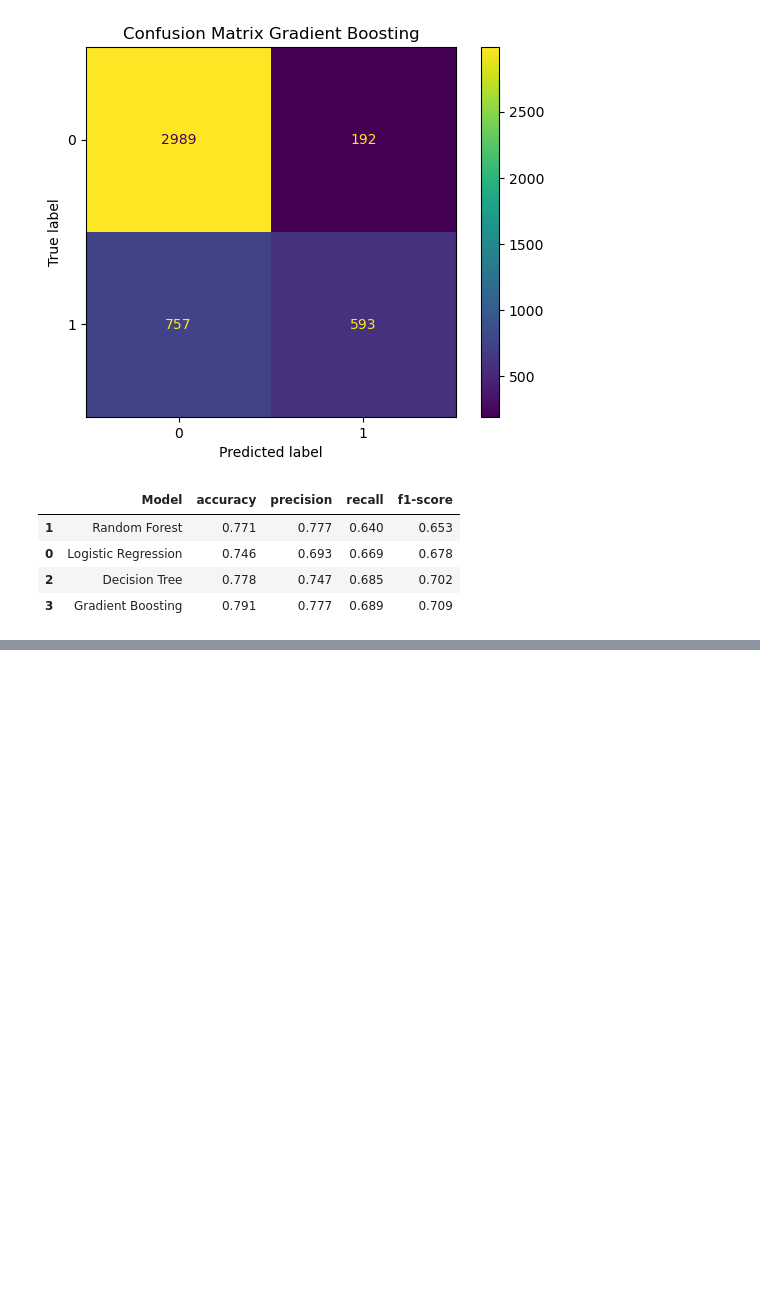
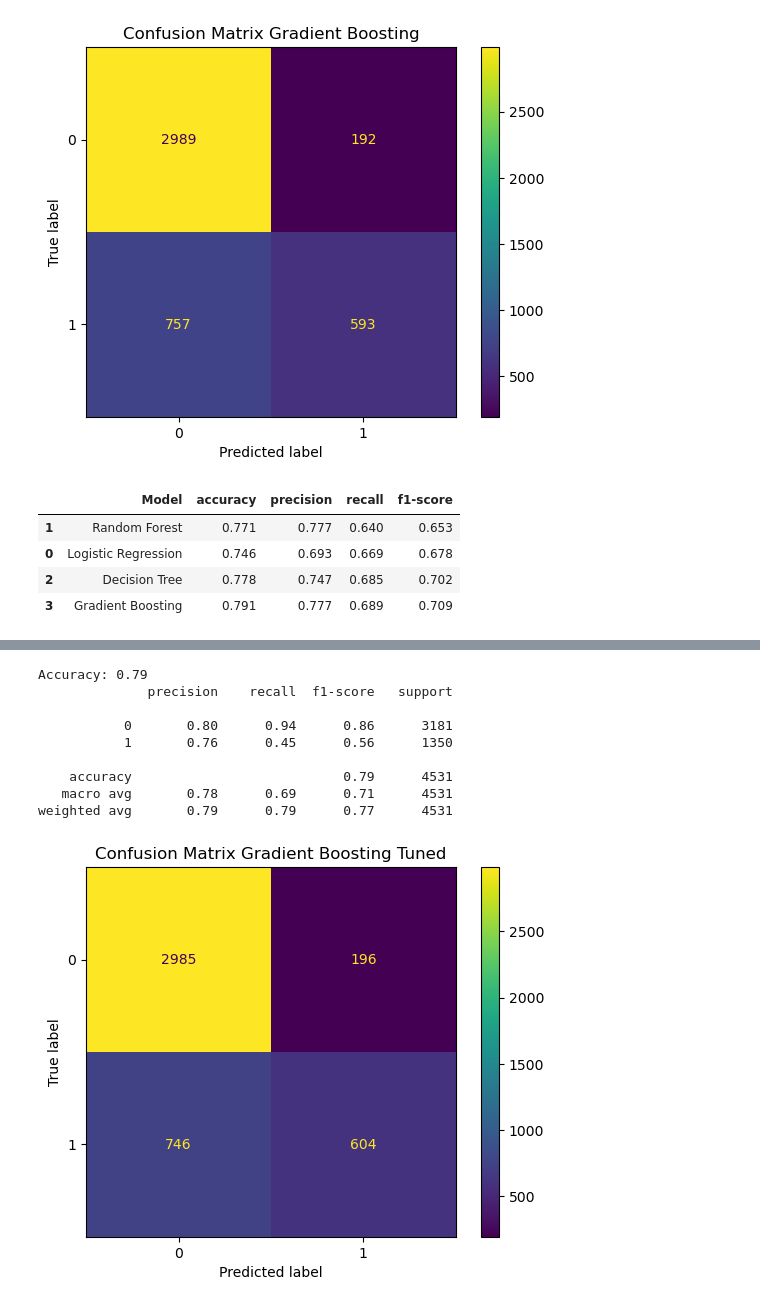
Before and after one commit to Vintrdottir/Terror-Attacks-Europe-Analysis, a Jupyter notebook: Project.ipynb, the cells around one changed output, grey strips where cells are left out. Cells and saved outputs as stored; diff of their text form; code cells hidden in the pictures; blank space fills up the shorter version.

```diff
--- a/Project.ipynb
+++ b/Project.ipynb
@@ -434,0 +535,14 @@ res_df
+# %%
+y_pred = gb_tuned.predict(X_test)
+results.append(evaluate(y_pred, 'Gradient Boosting Tuned'))
+# %% [output]
+Accuracy: 0.79
+              precision    recall  f1-score   support
+
+           0       0.80      0.94      0.86      3181
+           1       0.76      0.45      0.56      1350
+
+    accuracy                           0.79      4531
+   macro avg       0.78      0.69      0.71      4531
+weighted avg       0.79      0.79      0.77      4531
+[figure, added]
```
Also changed, not shown: parts of 11 cells of this notebook.
